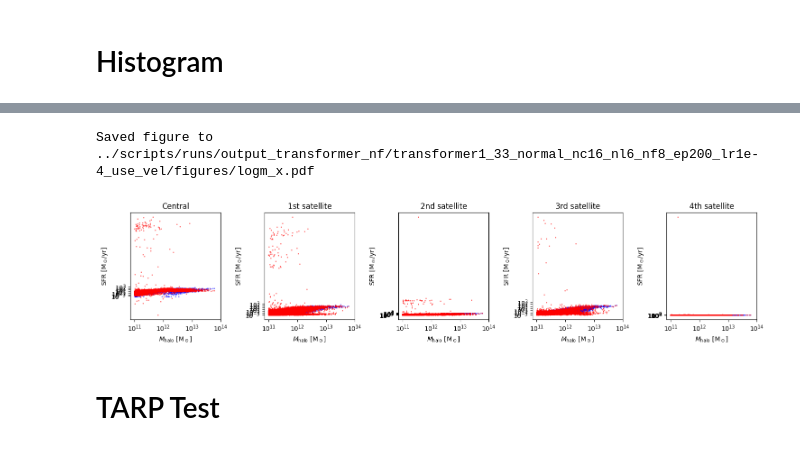
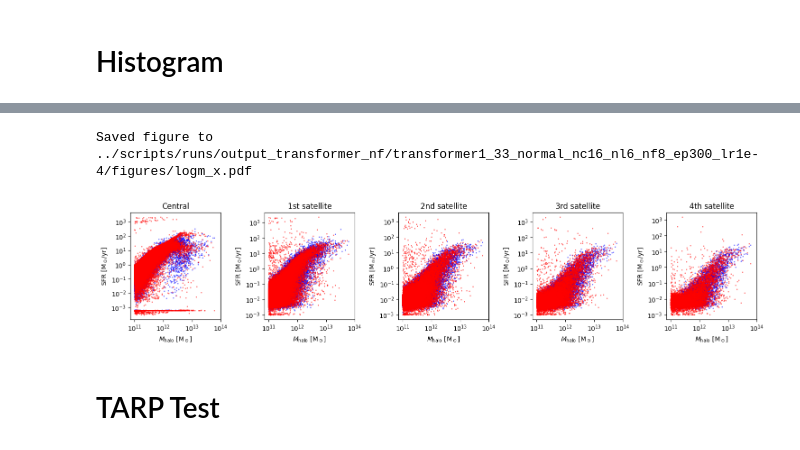
Before and after one commit to knmoriwaki/cosmoglint, a Jupyter notebook: notebooks/plot_transformer_nf.ipynb, the cells around one changed output, grey strips where cells are left out. Cells and saved outputs as stored; diff of their text form; code cells hidden in the pictures.

```diff
--- a/notebooks/plot_transformer_nf.ipynb
+++ b/notebooks/plot_transformer_nf.ipynb
@@ -85,8 +85,7 @@ base_dir = "../scripts/runs/output_transformer_nf"
 # %% [markdown]
 # Load Model and Plot Loss
 # %%
-model_dir = "{}/transformer1_33_normal_nc16_nl6_nf8_ep200_lr1e-4_use_vel".format(base_dir)
-#model_dir = "{}/transformer1_33_normal_nc16_nl6_nf8_ep1000_lr1e-5_use_vel".format(base_dir)
+model_dir = "{}/transformer1_33_normal_nc16_nl6_nf8_ep300_lr1e-4".format(base_dir)
 
 output_dir = "{}/figures".format(model_dir)
 os.makedirs(output_dir, exist_ok=True)
@@ -204,8 +203,14 @@ ngal_generated_th10 = calc_ngal_th(generated, threshold=threshold10)
 ### binning ###
 nbins = 20
 xbins = np.linspace(0, 1, nbins+1)
-xbins_physical_unit_in = normalize(np.repeat(xbins[:,None], len(opt.input_features), axis=1), opt.input_features, opt.norm_param_dict, inverse=True, convert=False)  # (num_bins, num_params)
-xbins_physical_unit_out = normalize(np.repeat(xbins[:,None], len(opt.output_features), axis=1), opt.output_features, opt.norm_param_dict, inverse=True, convert=False)
+
+xbins_physical_unit_in = np.zeros((nbins+1, len(opt.input_features)))
+for i, key in enumerate(opt.input_features):
+    xbins_physical_unit_in[:,i] = normalize(xbins, key, opt.norm_param_dict, inverse=True, convert=False)  # (num_params)
+
+xbins_physical_unit_out = np.zeros((nbins+1, len(opt.output_features)))
+for i, key in enumerate(opt.output_features):
+    xbins_physical_unit_out[:,i] = normalize(xbins, key, opt.norm_param_dict, inverse=True, convert=False)
 
 xbin_indices_true = np.digitize(x_true, xbins) - 1 # (num_samples,)
 ybin_indices_true = np.digitize(y_true, xbins) - 1 # (num_samples, seq_length, num_params)
@@ -387,7 +392,7 @@ plt.figure(figsize=(15, 12))
 plt.subplots_adjust(wspace=0.2, hspace=0.3)
 
 target_x = [1e11, 1e12, 1e13, 1e14]
-tick_x = normalize( np.array(target_x), opt.input_features, opt.norm_param_dict )
+tick_x = normalize(np.array(target_x), opt.input_features[0], opt.norm_param_dict )
 
 for iparam in range(opt.num_features_in):
     for i in range(max_length_to_show):
@@ -436,35 +441,35 @@ for iparam in range(opt.num_features_in):
 
         if iparam == 0:
             target_y = [1e-3, 1e-2, 1e-1, 1, 10, 100, 1e3]
         elif iparam == 1:
             target_y = [1e-2, 1e-1, 1]
         elif iparam == 2:
             target_y = [1e-3, 1e-2, 1e-1, 1, 10, 100, 1e3]
         elif iparam == 3:
             target_y = [1e-1, 1, 10, 100, 1000]
 
         if iparam == 2:
             tick_y = normalize(np.array(target_y), opt.output_features[iparam], opt.norm_param_dict)
         else:
             tick_y = normalize(np.array(target_y), opt.output_features[iparam], opt.norm_param_dict)
 
         plt.yticks(tick_y, [r"$10^{%.0f}$"%(np.log10(t)) for t in target_y])
         plt.ylabel(param_names[iparam])
 
         plt.xticks(tick_x, [r"$10^{%.0f}$"%(np.log10(t)) for t in target_x])
         plt.xlabel(r"$M_{\rm halo}\ \rm [M_\odot]$")
 
         if i == 0 and iparam == 0:
             plt.legend(handles=handle_list, loc="lower right", frameon=False)
 
     if show_scatter:
         break
 
 fout = f"{output_dir}/logm_x.pdf"
 my_savefig(fout)
 # %% [output]
-Saved figure to ../scripts/runs/output_transformer_nf/transformer1_33_normal_nc16_nl6_nf8_ep200_lr1e-4_use_vel/figures/logm_x.pdf
+Saved figure to ../scripts/runs/output_transformer_nf/transformer1_33_normal_nc16_nl6_nf8_ep300_lr1e-4/figures/logm_x.pdf
-[figure, old version]
+[figure, new version]
 # %% [markdown]
 # TARP Test
 # %%
```
Also changed, not shown: parts of 7 cells of this notebook, 1 other file.
